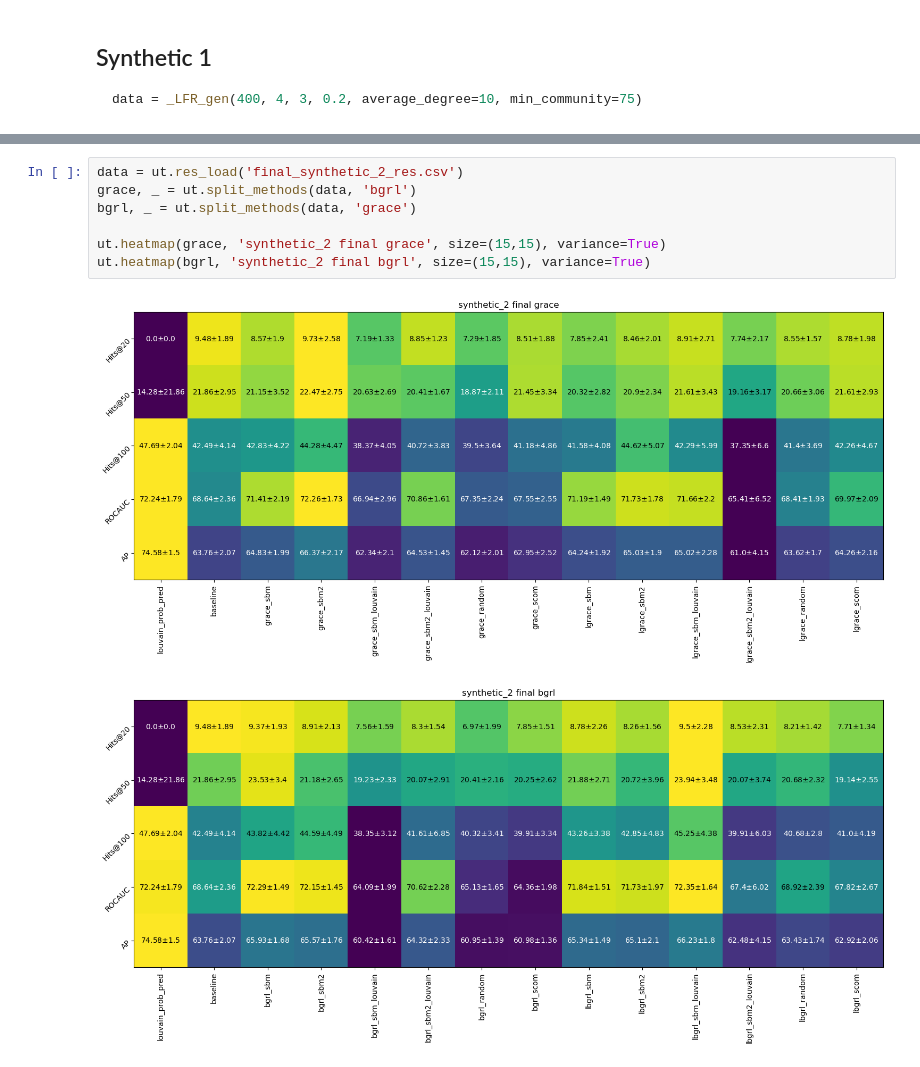
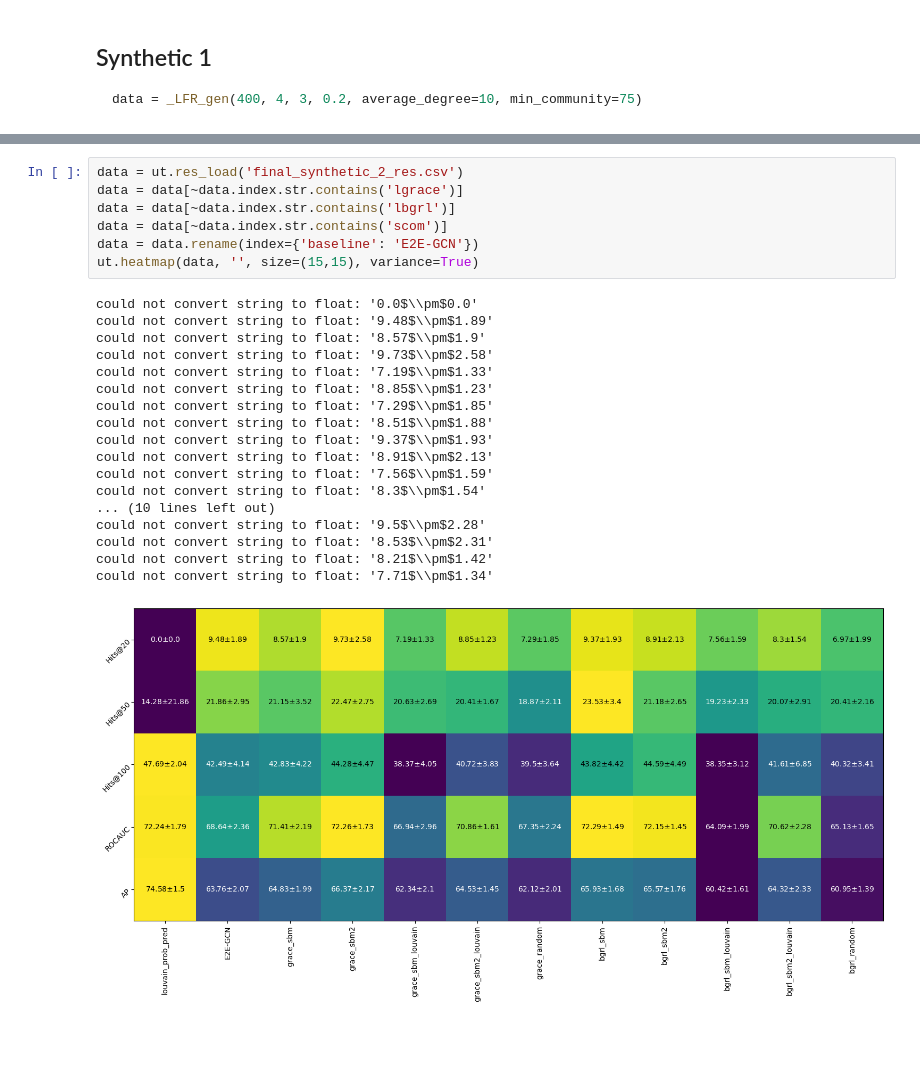
Before and after one commit to valentincuzin/GCL-Link-Prediction, a Jupyter notebook: New/output/synthetic_analysis.ipynb, the cells around one changed output, grey strips where cells are left out. Saved outputs shown, nothing was run; the diff lists cells and outputs as text; blank space fills up the shorter version.

```diff
--- a/New/output/synthetic_analysis.ipynb
+++ b/New/output/synthetic_analysis.ipynb
@@ -20,12 +78,28 @@ ut.heatmap(bgrl, 'synthetic_1 final bgrl', size=(15,15), variance=True)
 # %%
 data = ut.res_load('final_synthetic_2_res.csv')
-grace, _ = ut.split_methods(data, 'bgrl')
-bgrl, _ = ut.split_methods(data, 'grace')
-
-ut.heatmap(grace, 'synthetic_2 final grace', size=(15,15), variance=True)
-ut.heatmap(bgrl, 'synthetic_2 final bgrl', size=(15,15), variance=True)
+data = data[~data.index.str.contains('lgrace')]
+data = data[~data.index.str.contains('lbgrl')]
+data = data[~data.index.str.contains('scom')]
+data = data.rename(index={'baseline': 'E2E-GCN'})
+ut.heatmap(data, '', size=(15,15), variance=True)
 # %% [output]
+could not convert string to float: '0.0$\\pm$0.0'
+could not convert string to float: '9.48$\\pm$1.89'
+could not convert string to float: '8.57$\\pm$1.9'
+could not convert string to float: '9.73$\\pm$2.58'
+could not convert string to float: '7.19$\\pm$1.33'
+could not convert string to float: '8.85$\\pm$1.23'
+could not convert string to float: '7.29$\\pm$1.85'
+could not convert string to float: '8.51$\\pm$1.88'
+could not convert string to float: '9.37$\\pm$1.93'
+could not convert string to float: '8.91$\\pm$2.13'
+could not convert string to float: '7.56$\\pm$1.59'
+could not convert string to float: '8.3$\\pm$1.54'
+... (10 lines left out)
+could not convert string to float: '9.5$\\pm$2.28'
+could not convert string to float: '8.53$\\pm$2.31'
+could not convert string to float: '8.21$\\pm$1.42'
+could not convert string to float: '7.71$\\pm$1.34'
-[figure, old version]
+[figure, new version]
-[figure, removed]
 # %%
 data = ut.res_load('final_synthetic_3_res.csv')
```
Also changed, not shown: parts of 3 cells of this notebook, 1 other file.
